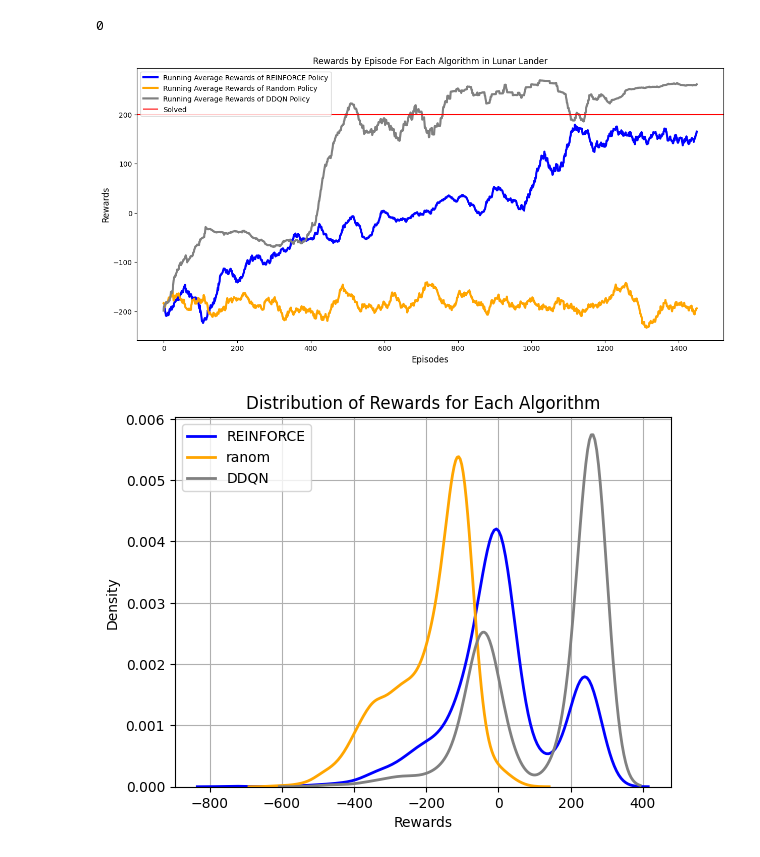
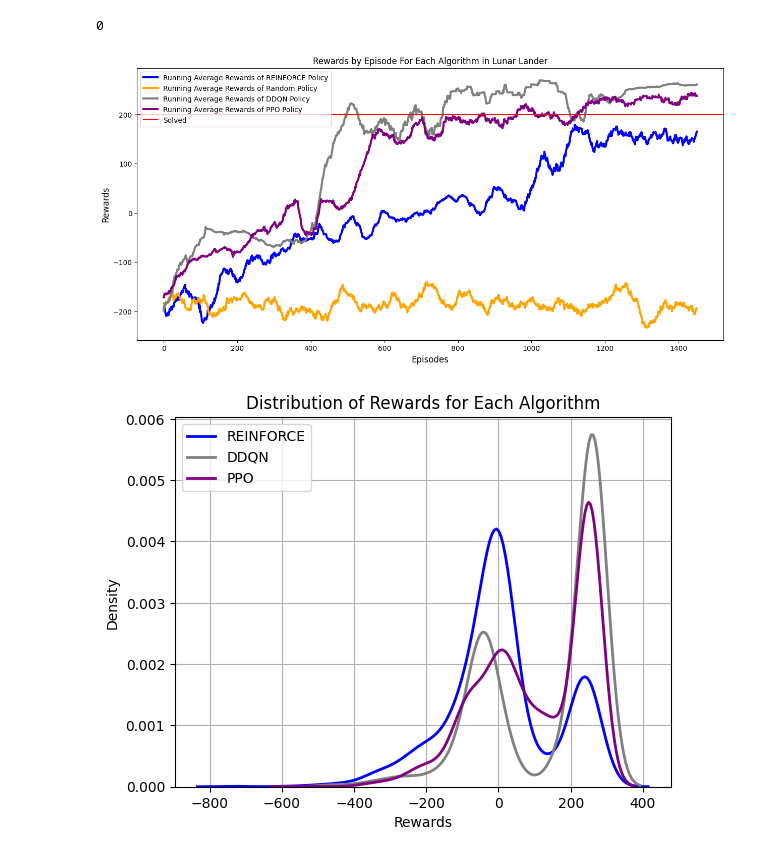
Before and after one commit to zdangata/rl-group-assignment, a Jupyter notebook: REINFORCE_DQN_PPO_LUNAR_LANDER.ipynb, the cells around one changed output. Drawn from its saved outputs; the diff is of its cells as text; code cells hidden in the pictures.

Commit message:
Added PPO pickle

```diff
--- a/REINFORCE_DQN_PPO_LUNAR_LANDER.ipynb
+++ b/REINFORCE_DQN_PPO_LUNAR_LANDER.ipynb
@@ -808,5 +1042,18 @@ PPO_mean_rewards = running_mean(rewards_history_PPO)
 # %%
 #PICKLE
+
+def running_mean2(iterations, score_hist):
+    window_size = 100 #for the running mean
+
+    if iterations == 0:
+        score_avg = score_hist[0]
+    elif iterations < window_size:
+        score_avg = np.mean(score_hist[:iterations])
+    else:
+        score_avg = np.mean(score_hist[iterations - window_size : iterations])
+
+
+    return score_avg
 
 def running_mean(x):
     N=50
@@ -824,11 +1071,35 @@ import pickle
     #pickle.dump(rewards_history_DDQN, f)
 
 # Deserializing the list
+
+#DDQN
+
 with open('run_rewards_DDQN.pkl', 'rb') as f:
     rewards_history_DDQN = pickle.load(f)
 
 rewards_history_DDQN = np.array(rewards_history_DDQN)
 DDQN_mean_rewards = running_mean(rewards_history_DDQN)
+
+
+#DQN
+"""
+with open('rewards_history_DQN.pkl', 'rb') as f:
+    rewards_history_DQN = pickle.load(f)
+
+rewards_history_DQN = np.array(rewards_history_DQN)
+
+with open('rewards_history_DQN.pkl', 'rb') as f:
+    rewards_history_DQN = pickle.load(f)
+
+DQN_mean_rewards = np.array(rewards_history_DQN)
+"""
+#PPO
+
+with open('rewards_history_PPO.pkl', 'rb') as f:
+    rewards_history_PPO = pickle.load(f)
+
+rewards_history_PPO = np.array(rewards_history_PPO)
+PPO_mean_rewards = running_mean(rewards_history_PPO)
 # %%
 #plotting
 import matplotlib.pyplot as plt
@@ -836,35 +1107,35 @@ import seaborn as sns
 #Training plot
 
 plt.figure(figsize=(15,7))
 plt.ylabel("Rewards",fontsize=12)
 plt.xlabel("Episodes",fontsize=12)
 plt.plot(reinforce_mean_rewards, color='blue', linewidth=3,label = 'Running Average Rewards of REINFORCE Policy')
 plt.plot(rand_mean_rewards, color='orange', linewidth=3,label = 'Running Average Rewards of Random Policy')
 #plt.plot(DQN_mean_rewards, color='green', linewidth=3,label = 'Running Average Rewards of DQN Policy')
 plt.plot(DDQN_mean_rewards, color='grey', linewidth=3,label = 'Running Average Rewards of DDQN Policy')
-#plt.plot(PPO_mean_rewards, color='purple', linewidth=3,label = 'Running Average Rewards of PPO Policy')
+plt.plot(PPO_mean_rewards, color='purple', linewidth=3,label = 'Running Average Rewards of PPO Policy')
 plt.axhline(y=200, color='r', linestyle='-',label = 'Solved')
 
 plt.legend()
 
 plt.title('Rewards by Episode For Each Algorithm in Lunar Lander')
 plt.show()
 
 #Density plot
 
 sns.kdeplot(rewards_history_reinforce, color='b', linewidth=2,label = "REINFORCE")
-sns.kdeplot(rewards_history_rand, color='orange', linewidth=2, label = "ranom")
+#sns.kdeplot(rewards_history_rand, color='orange', linewidth=2, label = "ranom")
 #sns.kdeplot(rewards_history_DQN, color='green', linewidth=2,label = "DQN")
 sns.kdeplot(rewards_history_DDQN, color='grey', linewidth=2, label = "DDQN")
-#sns.kdeplot(rewards_history_PPO, color='purple', linewidth=2,label = "PPO")
+sns.kdeplot(rewards_history_PPO, color='purple', linewidth=2,label = "PPO")
 
 
 plt.title('Distribution of Rewards for Each Algorithm')
 plt.xlabel('Rewards')
 plt.ylabel('Density')
 plt.grid(True)
 plt.legend()
 plt.show()
 # %% [output]
-[figure, old version]
+[figure, new version]
-[figure, old version]
+[figure, new version]
```
Also changed, not shown: parts of 2 cells of this notebook.
